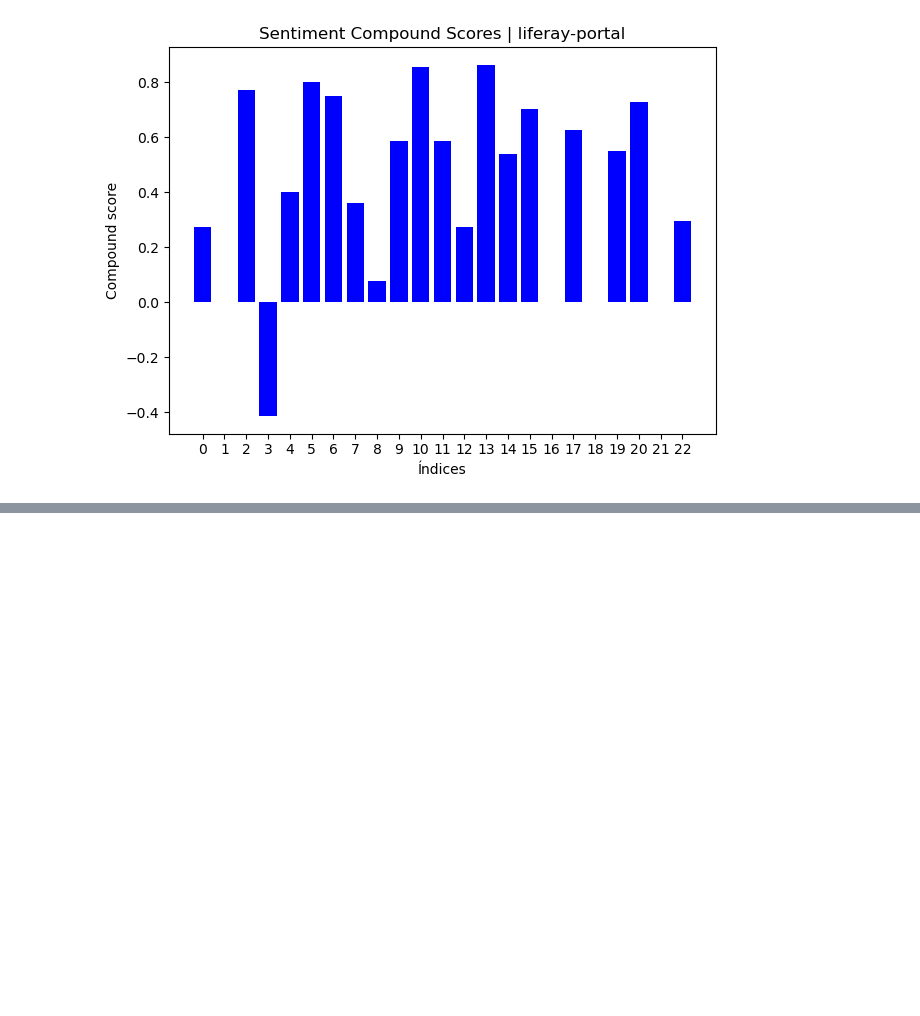
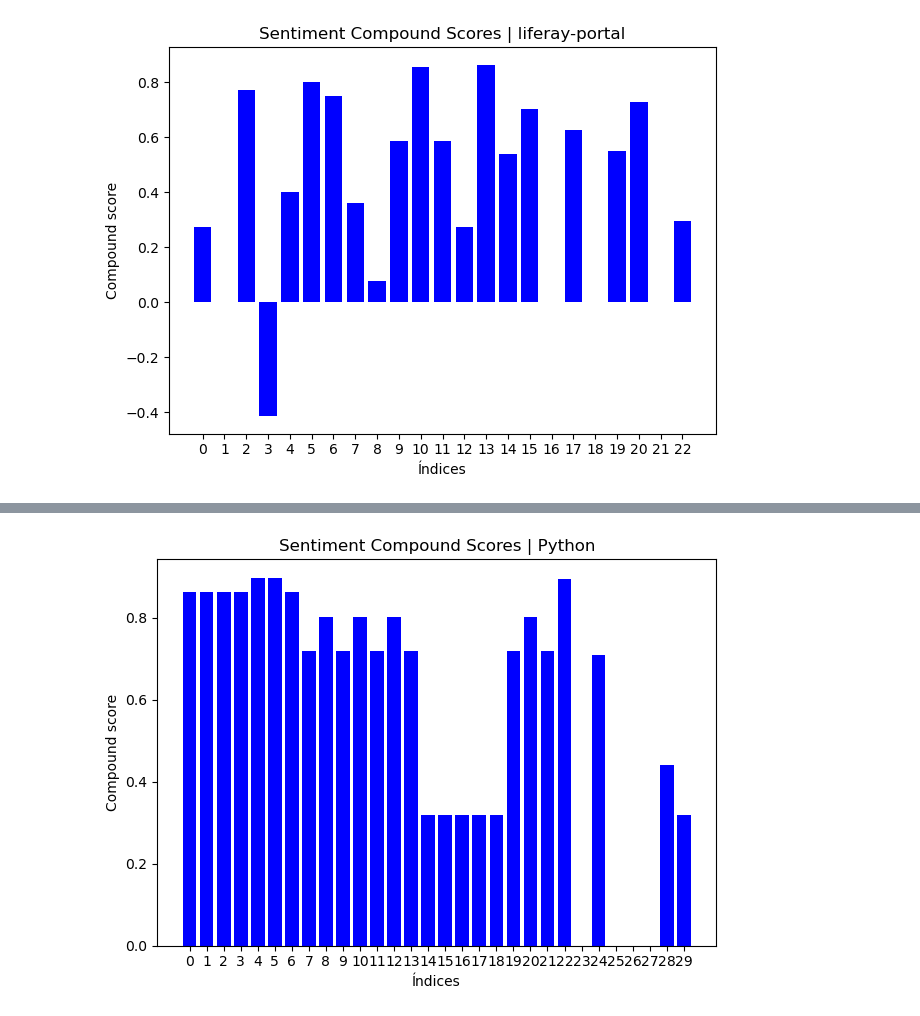
Before and after one commit to joovitor12/sentiment-analysis, a Jupyter notebook: repos/compare-compound/compare_compound.ipynb, the cells around one changed output, grey strips where cells are left out. Cells and saved outputs as stored; diff of their text form; code cells hidden in the pictures; blank space fills up the shorter version.

```diff
--- a/repos/compare-compound/compare_compound.ipynb
+++ b/repos/compare-compound/compare_compound.ipynb
@@ -172,7 +249,7 @@ print(cleaned_bodies_liferay)
 # %% [markdown]
 GET COMMENTS - TENSORFLOW
 # %%
-url_to_get_pr_comments = f'https://api.github.com/repos/{owner_tensorflow}/{repo_tensorflow}/pulls/{pr_with_comments_tensorflow[7]}/comments'
+url_to_get_pr_comments = f'https://api.github.com/repos/{owner_tensorflow}/{repo_tensorflow}/pulls/{pr_with_comments_tensorflow[1]}/comments'
 
 headers = {'Authorization': f'token {token}'}
 
@@ -292,0 +439,27 @@ plt.show()
+# %%
+sentiment_compounds_python = []
+for pr_comment in cleaned_bodies_python:
+    sia = SentimentIntensityAnalyzer()
+    sentiment = sia.polarity_scores(pr_comment)
+    sentiment_compound = sentiment['compound']
+    sentiment_compounds_python.append(sentiment_compound)
+
+# Índices correspondentes aos sentiment_compounds
+indices = range(len(cleaned_bodies_python))
+
+# Criando o gráfico de barras
+plt.bar(indices, sentiment_compounds_python, color='blue')
+
+# Adicionando rótulos e título
+plt.xlabel('Índices')
+plt.ylabel('Compound score')
+plt.title('Sentiment Compound Scores | Python')
+
+# Definindo rótulos dos índices no eixo x
+plt.xticks(indices, [i for i in indices])
+
+# Exibindo o gráfico
+plt.tight_layout()
+plt.show()
+# %% [output]
+[figure, added]
```
Also changed, not shown: parts of 19 cells of this notebook, 1 other file.
